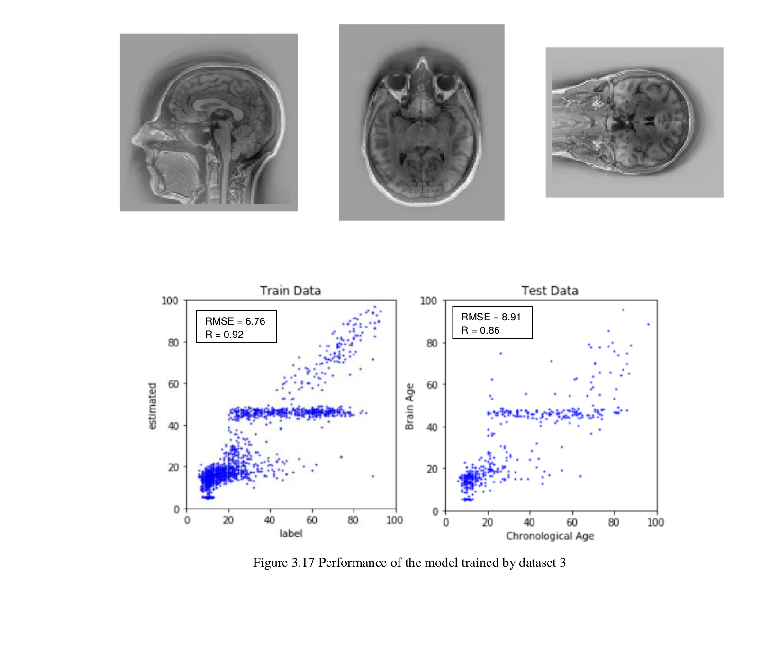
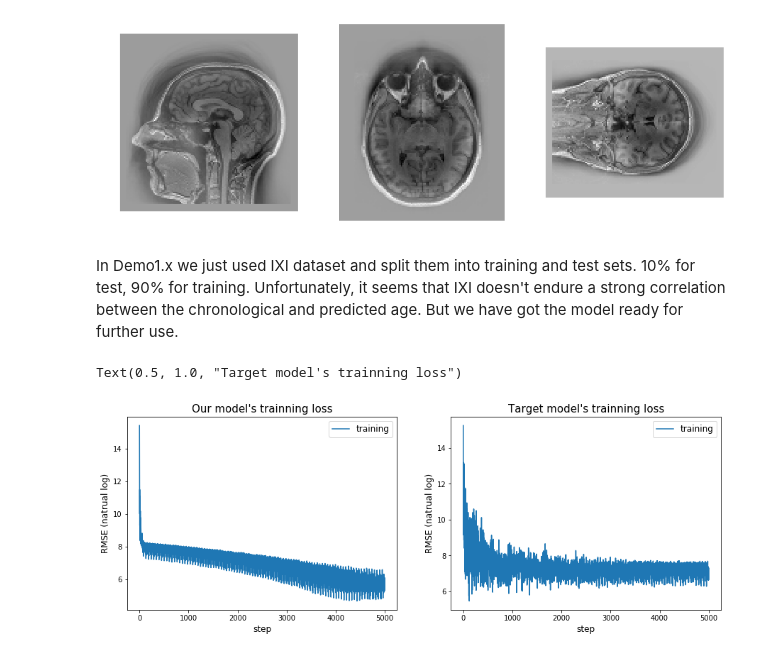
Before and after one commit to woodywff/age_prediction, a Jupyter notebook: Script.ipynb, the cells around one changed output. Drawn from its saved outputs; the diff is of its cells as text; code cells hidden in the pictures.

```diff
--- a/Script.ipynb
+++ b/Script.ipynb
@@ -94,7 +94,28 @@ print2d(final_img)
 How does the mean values subtracted image look like:
 Dimension:  (130, 130, 110)
 [figure]
-# %%
-printimg(plt.imread('/home/woody/Pictures/d3.png'))
-# %% [output]
-[figure, removed]
+# %% [markdown]
+In Demo1.x we just used IXI dataset and split them into training and test sets.
+10% for test, 90% for training.
+Unfortunately, it seems that IXI doesn't endure a strong correlation between the chronological and predicted age.
+But we have got the model ready for further use.
+# %%
+def subdraw(ax,filename,max_step=10000):
+#     pdb.set_trace()
+    arr = np.load(filename)
+    steps = list(range(len(arr[0])))
+    ax.plot(steps[:max_step], np.log(arr[0])[:max_step],label='training')
+#     steps2 = list(range(len(arr[1])))
+#     ax.plot(steps2[:max_step]*100, np.log(arr[1])[:max_step],label='validation')
+    ax.legend(fontsize=12)
+    ax.set_xlabel('step',fontsize=12)
+    ax.set_ylabel('RMSE (natrual log)',fontsize=12)
+
+f, (ax1, ax2) = plt.subplots(1, 2, figsize=(15,5))
+subdraw(ax=ax1,filename='./img/demo_1_1_pltdata_2019.03.08.15:53:19.npy',max_step=5000)
+ax1.set_title('Our model\'s trainning loss',fontsize=15)
+subdraw(ax=ax2,filename='./img/demo_1_2_pltdata_2019.03.08.17:18:47.npy',max_step=5000)
+ax2.set_title('Target model\'s trainning loss',fontsize=15)
+# %% [output]
+Text(0.5, 1.0, "Target model's trainning loss")
+[figure, added]
```
Also changed, not shown: parts of 2 cells of this notebook, 3 other files.
